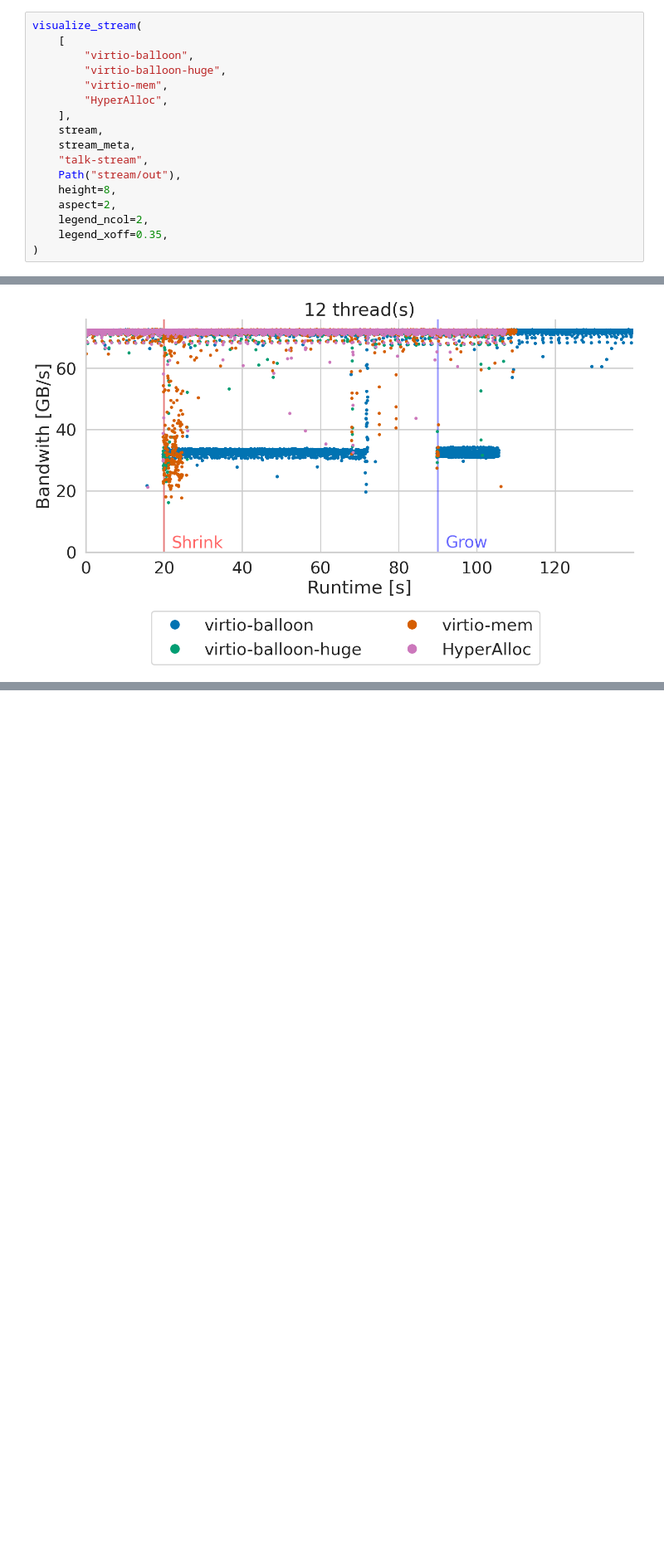
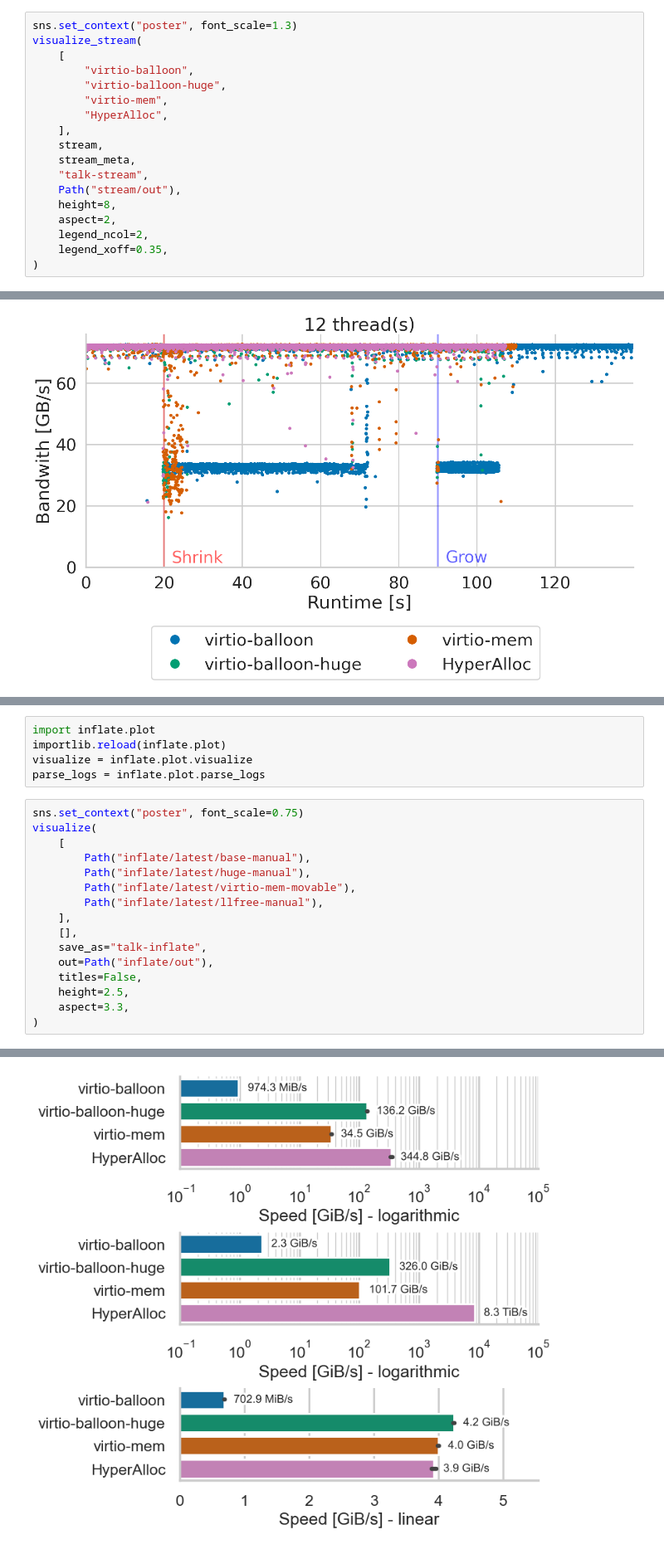
Before and after one commit to luhsra/hyperalloc-bench, a Jupyter notebook: talk2.ipynb, the cells around one changed output, grey strips where cells are left out. Shown: that part at 83% size. Saved outputs shown, nothing was run; the diff lists cells and outputs as text; blank space fills up the shorter version.

Commit message:
Update talk inflate plot

```diff
--- a/talk2.ipynb
+++ b/talk2.ipynb
@@ -24,6 +26,7 @@ stream, stream_meta = load_streams(Path("stream/latest"), list(plot.DRIVER_MAP.k
 # %% [output]
 loading 7 modes for [12] cores
 # %%
+sns.set_context("poster", font_scale=1.3)
 visualize_stream(
     [
         "virtio-balloon",
@@ -61,0 +67,22 @@ save to stream/out/talk-stream
+# %%
+import inflate.plot
+importlib.reload(inflate.plot)
+visualize = inflate.plot.visualize
+parse_logs = inflate.plot.parse_logs
+# %%
+sns.set_context("poster", font_scale=0.75)
+visualize(
+    [
+        Path("inflate/latest/base-manual"),
+        Path("inflate/latest/huge-manual"),
+        Path("inflate/latest/virtio-mem-movable"),
+        Path("inflate/latest/llfree-manual"),
+    ],
+    [],
+    save_as="talk-inflate",
+    out=Path("inflate/out"),
+    titles=False,
+    height=2.5,
+    aspect=3.3,
+)
+# %% [output]
@@ -61,0 +91 @@ save to stream/out/talk-stream
+[figure, added]
```
Also changed, not shown: parts of 6 cells of this notebook, 6 other files.
